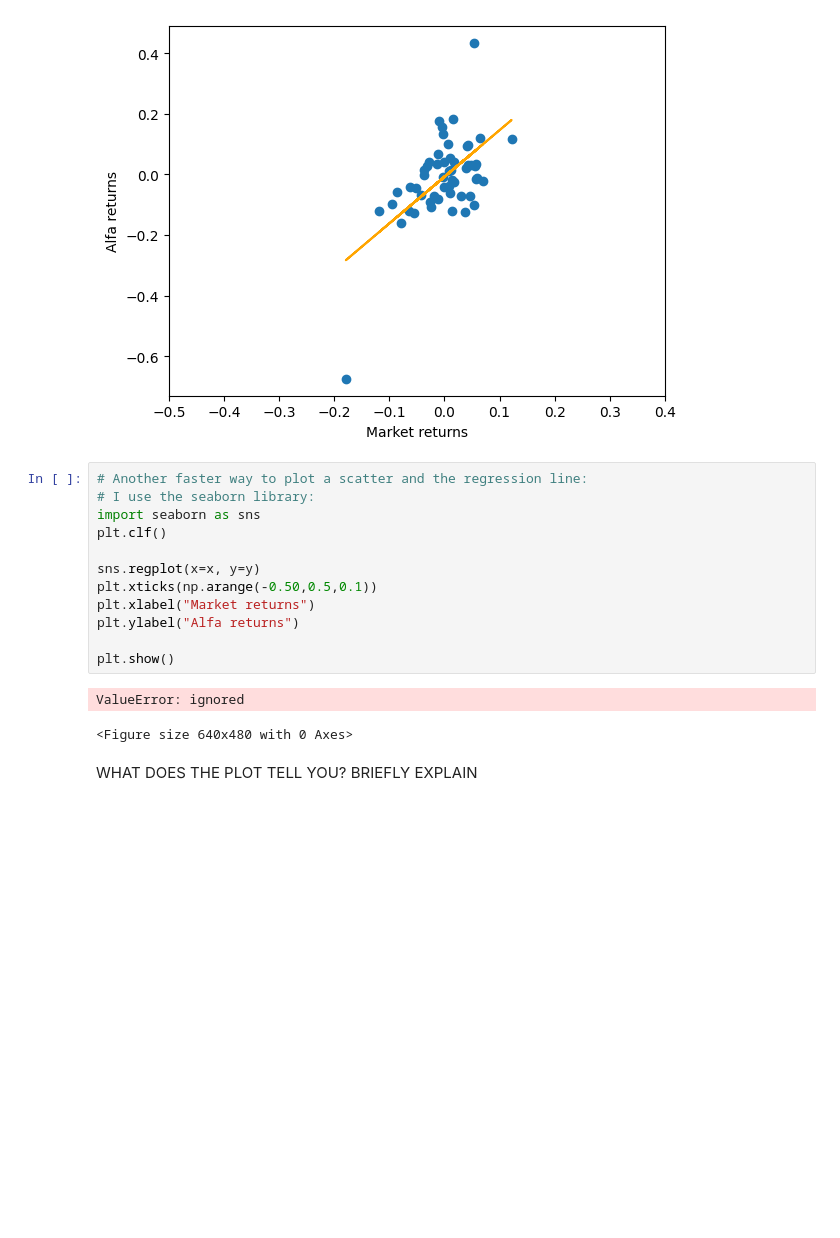
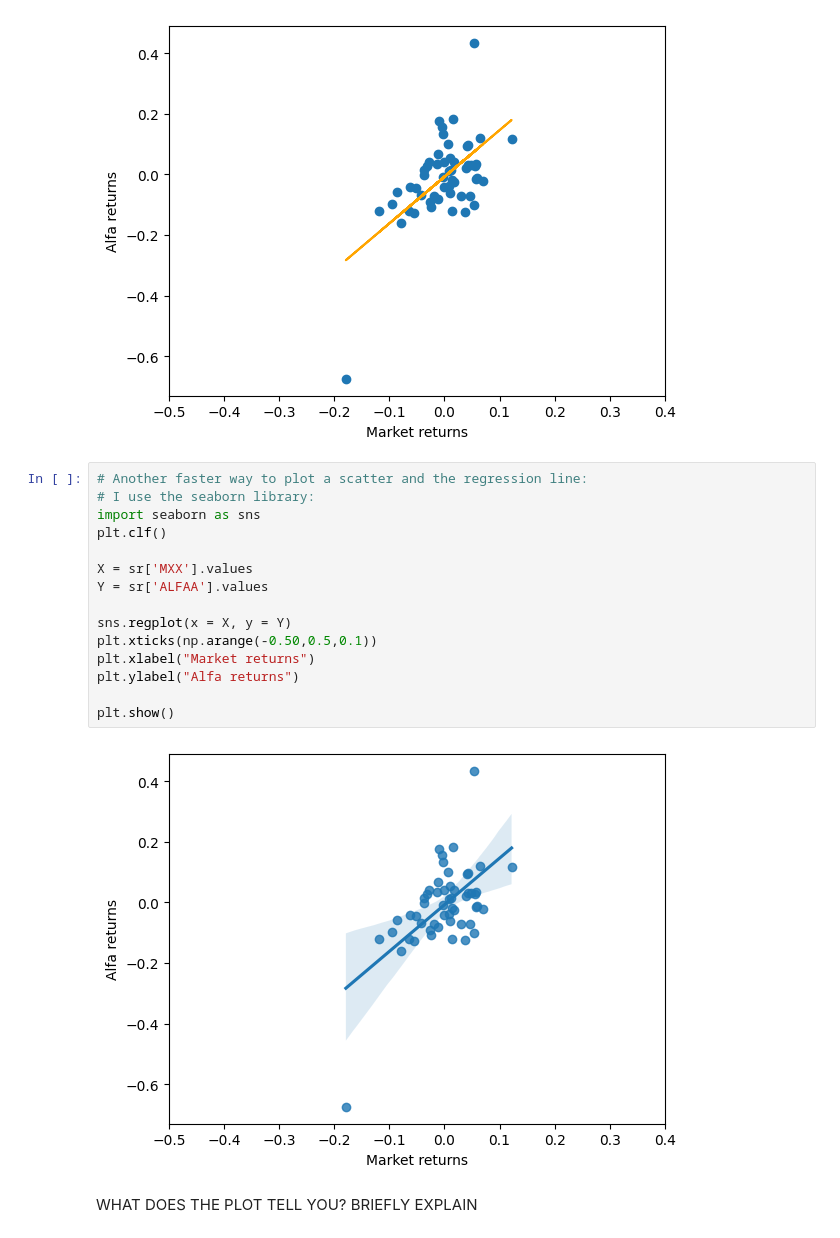
Before and after one commit to Jaime-prog/Statistics_Data_Science_TC3006C, a Jupyter notebook: Workshops/Workshop5_JaimeLopez.ipynb, the cells around one changed output. Saved outputs shown, nothing was run; the diff lists cells and outputs as text; blank space fills up the shorter version.

```diff
--- a/Workshops/Workshop5_JaimeLopez.ipynb
+++ b/Workshops/Workshop5_JaimeLopez.ipynb
@@ -52,17 +52,19 @@ plt.show()
 # %%
 # Another faster way to plot a scatter and the regression line:
 # I use the seaborn library:
 import seaborn as sns
 plt.clf()
 
-sns.regplot(x=x, y=y)
+X = sr['MXX'].values
+Y = sr['ALFAA'].values
+
+sns.regplot(x = X, y = Y)
 plt.xticks(np.arange(-0.50,0.5,0.1))
 plt.xlabel("Market returns")
 plt.ylabel("Alfa returns")
 
 plt.show()
 # %% [output]
-ValueError: ignored
-<Figure size 640x480 with 0 Axes>
+[figure, added]
 # %% [markdown]
 WHAT DOES THE PLOT TELL YOU? BRIEFLY EXPLAIN
```
Also changed, not shown: parts of 1 cell of this notebook.
